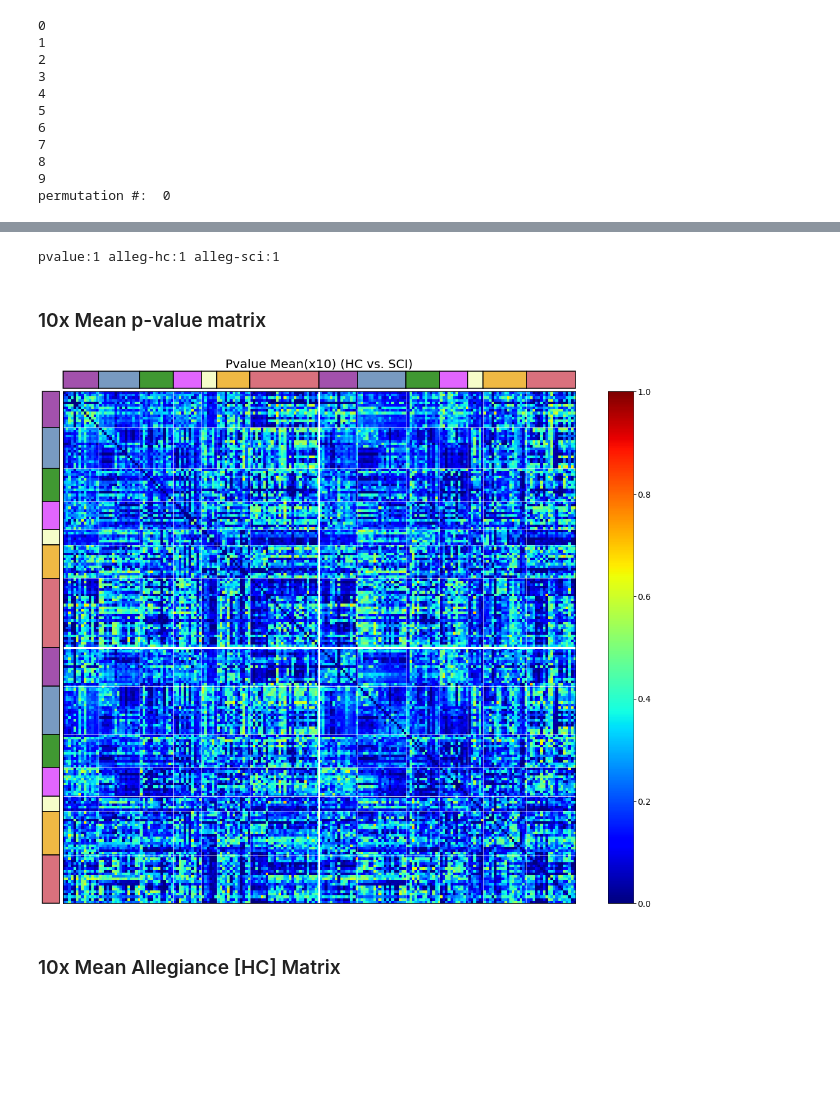
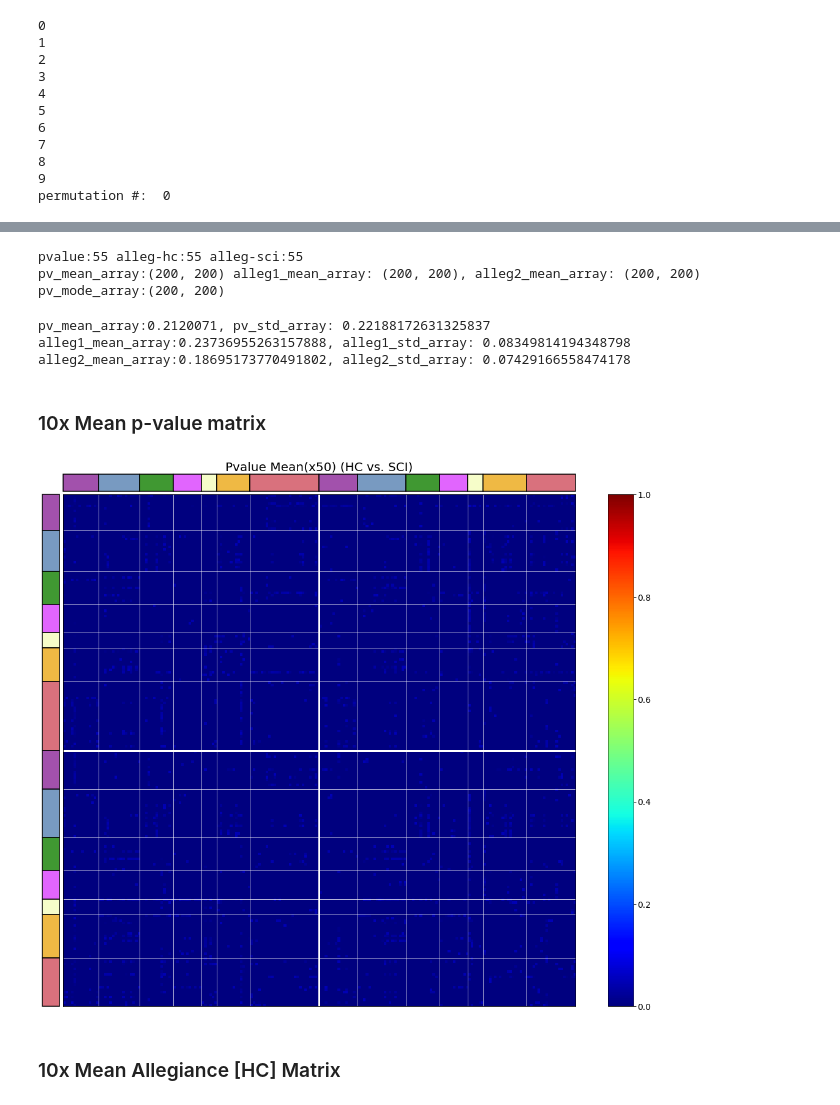
Before and after one commit to fvfarahani/SCI_GraphTheory, a Jupyter notebook: RobostnessCheck_pvalue_allegiance.ipynb, the cells around one changed output, grey strips where cells are left out. Saved outputs shown, nothing was run; the diff lists cells and outputs as text; code cells hidden in the pictures; blank space fills up the shorter version.

```diff
--- a/RobostnessCheck_pvalue_allegiance.ipynb
+++ b/RobostnessCheck_pvalue_allegiance.ipynb
@@ -332,3 +325,8 @@ communities = [S_g1, S_g2]
 # S_g1 = sio.loadmat('/Users/ismaila/Documents/C-Codes/SCI_GraphTheory/sci_data/SCI/modularity_var/Sm_hc_1.2,-1.0.mat', squeeze_me=True)['S_g1_mode']; #S_hc
 # S_g2 = sio.loadmat('/Users/ismaila/Documents/C-Codes/SCI_GraphTheory/sci_data/SCI/modularity_var/Sm_sci_1.2,-1.0.mat', squeeze_me=True)['S_g2_mode']; #S_sci
 # communities = [S_g1, S_g2]
+# %%
+n_set = 2
+S_g1 = sio.loadmat('/Users/ismaila/Documents/C-Codes/SCI_GraphTheory/sci_data/SCI/modularity_var/Sm_hc_1.2,-1.0.mat', squeeze_me=True)['S_g1_mode']; #S_hc
+S_g2 = sio.loadmat('/Users/ismaila/Documents/C-Codes/SCI_GraphTheory/sci_data/SCI/modularity_var/Sm_sci_1.2,-1.0.mat', squeeze_me=True)['S_g2_mode']; #S_sci
+communities = [S_g1, S_g2]
@@ -723,5 +1121,0 @@ node_coords = np.array([(-24,-53,-9), (-26,-77,-14),(-45,-69,-8), (-10,-67,-4),
-# %%
-pvalue_list = []
-allegiance_hc_list = []
-allegiance_sci_list = []
-os.chdir('/Users/ismaila/Documents/C-Codes/SCI_GraphTheory/sci_data/SCI/')
@@ -733,35 +1136,59 @@ allegiance_sci_list.append(allegiance[1])
 # pvalue_list.pop(10)
 print(f'pvalue:{len(pvalue_list)} alleg-hc:{len(allegiance_hc_list)} alleg-sci:{len(allegiance_hc_list)}')
 
-# pv_mean_array = np.mean(pvalue_list, axis=0)
-# pv_std_array = np.std(pvalue_list, axis=0)
+pv_mean_array = np.mean(pvalue_list, axis=0)
+pv_std_array = np.std(pvalue_list, axis=0)
 
-# alleg1_mean_array = np.mean(allegiance_hc_list, axis=0)
-# alleg1_std_array = np.std(allegiance_hc_list, axis=0)
+alleg1_mean_array = np.mean(allegiance_hc_list, axis=0)
+alleg1_std_array = np.std(allegiance_hc_list, axis=0)
 
-# alleg2_mean_array = np.mean(allegiance_sci_list, axis=0)
-# alleg2_std_array = np.std(allegiance_sci_list, axis=0)
+alleg2_mean_array = np.mean(allegiance_sci_list, axis=0)
+alleg2_std_array = np.std(allegiance_sci_list, axis=0)
 
-# #variance_array = np.var(pvalue_list, axis=0)
-# print(f"pv_mean_array:{pv_mean_array.shape} alleg1_mean_array: {alleg1_mean_array.shape}, alleg2_mean_array: {alleg2_mean_array.shape}")
+#variance_array = np.var(pvalue_list, axis=0)
+print(f"pv_mean_array:{pv_mean_array.shape} alleg1_mean_array: {alleg1_mean_array.shape}, alleg2_mean_array: {alleg2_mean_array.shape}")
 
-# alleg1_mean_array = np.where(np.isnan(alleg1_mean_array), 0, alleg1_mean_array)
-# alleg1_std_array = np.where(np.isnan(alleg1_std_array), 0, alleg1_std_array)
-# alleg2_mean_array = np.where(np.isnan(alleg2_mean_array), 0, alleg2_mean_array)
-# alleg2_std_array = np.where(np.isnan(alleg2_std_array), 0, alleg2_std_array)
+alleg1_mean_array = np.where(np.isnan(alleg1_mean_array), 0, alleg1_mean_array)
+alleg1_std_array = np.where(np.isnan(alleg1_std_array), 0, alleg1_std_array)
+alleg2_mean_array = np.where(np.isnan(alleg2_mean_array), 0, alleg2_mean_array)
+alleg2_std_array = np.where(np.isnan(alleg2_std_array), 0, alleg2_std_array)
+
+pv_mean_array_thr = np.copy(pv_mean_array)
+
+alleg1_mean_array_thr = np.copy(alleg1_mean_array)
+alleg2_mean_array_thr = np.copy(alleg2_mean_array)
+# pv_mode_array = np.mode(pvalue_list, axis=0)
+
+from scipy.stats import mode
+pv_mode_array, _ = mode(pvalue_list, axis=0)
+pv_mode_arra = mode(pvalue_list, axis=0)[0]
 
 
-# # print(f"{pc_mean_array.shape} Mean: {pc_mean_array}, Stdev: {pc_std_array}")
-# # print(f"{alleg1_mean_array.shape} Mean: {alleg1_mean_array}, Stdev: {alleg1_std_array}")
+# threshold p-value by 0.05
+pv_mean_array_thr[pv_mean_array_thr > 0.05] = 0
 
-# #np.savetxt('std_pvalue.csv', std_array)
-# #np.savetxt('mean_pvalue.csv', mean_array)
+alleg1_mean_array_thr[alleg1_mean_array_thr < 0.3885] = 0
+alleg2_mean_array_thr[alleg2_mean_array_thr < 0.3885] = 0
+
+print(f'pv_mode_array:{pv_mode_arra.shape}')
+
+# print(f"{pc_mean_array.shape} Mean: {pc_mean_array}, Stdev: {pc_std_array}")
+# print(f"{alleg1_mean_array.shape} Mean: {alleg1_mean_array}, Stdev: {alleg1_std_array}")
+
+#np.savetxt('std_pvalue.csv', std_array)
+#np.savetxt('mean_pvalue.csv', mean_array)
 # %% [output]
-pvalue:1 alleg-hc:1 alleg-sci:1
+pvalue:55 alleg-hc:55 alleg-sci:55
+pv_mean_array:(200, 200) alleg1_mean_array: (200, 200), alleg2_mean_array: (200, 200)
+pv_mode_array:(200, 200)
 # %%
-# print(f"pv_mean_array:{np.mean(pv_mean_array.flatten())}, pv_std_array: {np.mean(pv_std_array.flatten())}")
-# print(f"alleg1_mean_array:{np.mean(alleg1_mean_array.flatten())}, alleg1_std_array: {np.mean(alleg1_std_array.flatten())}")
-# print(f"alleg2_mean_array:{np.mean(alleg2_mean_array.flatten())}, alleg2_std_array: {np.mean(alleg2_std_array.flatten())}")
+print(f"pv_mean_array:{np.mean(pv_mean_array.flatten())}, pv_std_array: {np.mean(pv_std_array.flatten())}")
+print(f"alleg1_mean_array:{np.mean(alleg1_mean_array.flatten())}, alleg1_std_array: {np.mean(alleg1_std_array.flatten())}")
+print(f"alleg2_mean_array:{np.mean(alleg2_mean_array.flatten())}, alleg2_std_array: {np.mean(alleg2_std_array.flatten())}")
+# %% [output]
+pv_mean_array:0.2120071, pv_std_array: 0.22188172631325837
+alleg1_mean_array:0.23736955263157888, alleg1_std_array: 0.08349814194348798
+alleg2_mean_array:0.18695173770491802, alleg2_std_array: 0.07429166558474178
 # %%
 # 1.15 Mean: 0.22118, Stdev: 0.21168
 # 1.16 Mean: 0.22688, Stdev: 0.21250
@@ -822,8 +1251,8 @@ cmap='jet' # jet, rainbow, twilight, twilight_shifted, terrain, gist_earth, CMRm
 # Healthy Control
 n=['Mean','Stdev']
 f = plt.figure(figsize=(19,15))
-plt.matshow(pv_mean_array, fignum=f.number, vmin = 0, vmax = 1, cmap=cmap) # jet, rainbow, twilight_shifted, terrain, gist_earth, gnuplot, CMRmap
-plt.title('Pvalue '+n[0]+'(x10) (HC vs. SCI)', fontsize=20, y=1.04)
+plt.matshow(pv_mean_array_thr, fignum=f.number, vmin = 0, vmax = 1, cmap=cmap) # jet, rainbow, twilight_shifted, terrain, gist_earth, gnuplot, CMRmap
+plt.title('Pvalue '+n[0]+'(x50) (HC vs. SCI)', fontsize=20, y=1.04)
 # plt.xticks(range(allegiance[0].shape[1]), labels, fontsize=10, rotation=90) #systems or labels
 # plt.yticks(range(allegiance[0].shape[1]), labels, fontsize=10)
 plt.xticks([13.5, 29.5, 42.5, 53.5, 59.5, 72.5, 99.5, 114.5, 133.5, 146.5, 157.5, 163.5, 180.5])
@@ -853,34 +1282,34 @@ plt.gca().add_patch(patches.Rectangle((42.5, i), width=53.5-42.5, height=h, face
 plt.gca().add_patch(patches.Rectangle((53.5, i), width=59.5-53.5, height=h, facecolor='#F6FDC9', clip_on=False, linewidth=1.5, edgecolor='k'))
 plt.gca().add_patch(patches.Rectangle((59.5, i), width=72.5-59.5, height=h, facecolor='#EFB944', clip_on=False, linewidth=1.5, edgecolor='k'))
 plt.gca().add_patch(patches.Rectangle((72.5, i), width=99.5-72.5, height=h, facecolor='#D9717D', clip_on=False, linewidth=1.5, edgecolor='k'))
 plt.gca().add_patch(patches.Rectangle((99.5, i), width=114.5-99.5, height=h, facecolor='#A251AC', clip_on=False, linewidth=1.5, edgecolor='k'))
 plt.gca().add_patch(patches.Rectangle((114.5, i), width=133.5-114.5, height=h, facecolor='#789AC1', clip_on=False, linewidth=1.5, edgecolor='k'))
 plt.gca().add_patch(patches.Rectangle((133.5, i), width=146.5-133.5, height=h, facecolor='#409832', clip_on=False, linewidth=1.5, edgecolor='k'))
 plt.gca().add_patch(patches.Rectangle((146.5, i), width=157.5-146.5, height=h, facecolor='#E165FE', clip_on=False, linewidth=1.5, edgecolor='k'))
 plt.gca().add_patch(patches.Rectangle((157.5, i), width=163.5-157.5, height=h, facecolor='#F6FDC9', clip_on=False, linewidth=1.5, edgecolor='k'))
 plt.gca().add_patch(patches.Rectangle((163.5, i), width=180.5-163.5, height=h, facecolor='#EFB944', clip_on=False, linewidth=1.5, edgecolor='k'))
 plt.gca().add_patch(patches.Rectangle((180.5, i), width=199.5-180.5, height=h, facecolor='#D9717D', clip_on=False, linewidth=1.5, edgecolor='k'))
 # Add rectangle objects as tick labels (Y axis)
 w = (ymax-ymin)/30; i = ymax # intercept
 plt.gca().add_patch(patches.Rectangle((i+space, -0.5), width=w, height=13.5+0.5, facecolor='#A251AC', clip_on=False, linewidth=1.5, edgecolor='k'))
 plt.gca().add_patch(patches.Rectangle((i+space, 13.5), width=w, height=29.5-13.5, facecolor='#789AC1', clip_on=False, linewidth=1.5, edgecolor='k'))
 plt.gca().add_patch(patches.Rectangle((i+space, 29.5), width=w, height=42.5-29.5, facecolor='#409832', clip_on=False, linewidth=1.5, edgecolor='k'))
 plt.gca().add_patch(patches.Rectangle((i+space, 42.5), width=w, height=53.5-42.5, facecolor='#E165FE', clip_on=False, linewidth=1.5, edgecolor='k'))
 plt.gca().add_patch(patches.Rectangle((i+space, 53.5), width=w, height=59.5-53.5, facecolor='#F6FDC9', clip_on=False, linewidth=1.5, edgecolor='k'))
 plt.gca().add_patch(patches.Rectangle((i+space, 59.5), width=w, height=72.5-59.5, facecolor='#EFB944', clip_on=False, linewidth=1.5, edgecolor='k'))
 plt.gca().add_patch(patches.Rectangle((i+space, 72.5), width=w, height=99.5-72.5, facecolor='#D9717D', clip_on=False, linewidth=1.5, edgecolor='k'))
 plt.gca().add_patch(patches.Rectangle((i+space, 99.5), width=w, height=114.5-99.5, facecolor='#A251AC', clip_on=False, linewidth=1.5, edgecolor='k'))
 plt.gca().add_patch(patches.Rectangle((i+space, 114.5), width=w, height=133.5-114.5, facecolor='#789AC1', clip_on=False, linewidth=1.5, edgecolor='k'))
 plt.gca().add_patch(patches.Rectangle((i+space, 133.5), width=w, height=146.5-133.5, facecolor='#409832', clip_on=False, linewidth=1.5, edgecolor='k'))
 plt.gca().add_patch(patches.Rectangle((i+space, 146.5), width=w, height=157.5-146.5, facecolor='#E165FE', clip_on=False, linewidth=1.5, edgecolor='k'))
 plt.gca().add_patch(patches.Rectangle((i+space, 157.5), width=w, height=163.5-157.5, facecolor='#F6FDC9', clip_on=False, linewidth=1.5, edgecolor='k'))
 plt.gca().add_patch(patches.Rectangle((i+space, 163.5), width=w, height=180.5-163.5, facecolor='#EFB944', clip_on=False, linewidth=1.5, edgecolor='k'))
 plt.gca().add_patch(patches.Rectangle((i+space, 180.5), width=w, height=199.5-180.5, facecolor='#D9717D', clip_on=False, linewidth=1.5, edgecolor='k'))
 
 plt.savefig('/Users/ismaila/Documents/C-Codes/SCI_GraphTheory/fig/pvalue_diff_'+n[0]+'.pdf',
             bbox_inches='tight', pad_inches=0, format='pdf', dpi=300)
 # %% [output]
-[figure, old version]
+[figure, new version]
 # %% [markdown]
 ### 10x Mean Allegiance [HC] Matrix
 # %%
```
Also changed, not shown: parts of 15 cells of this notebook, 23 other files.
